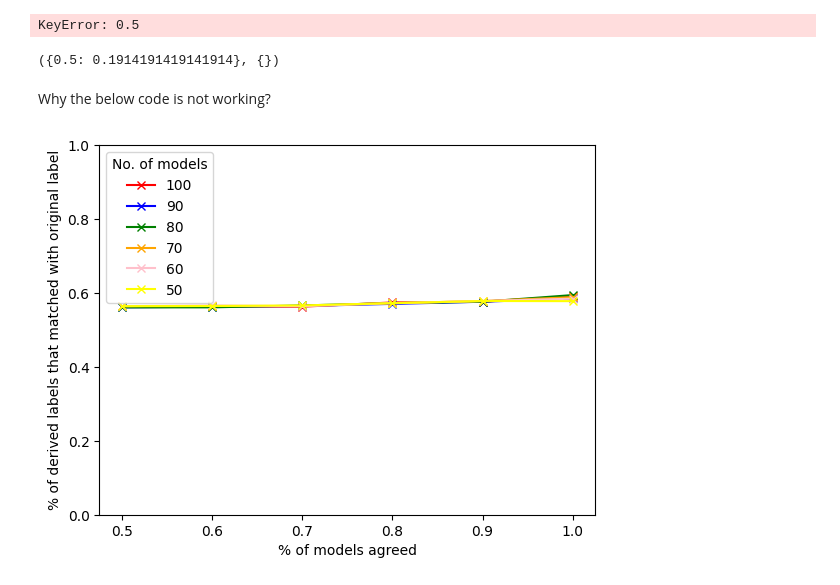
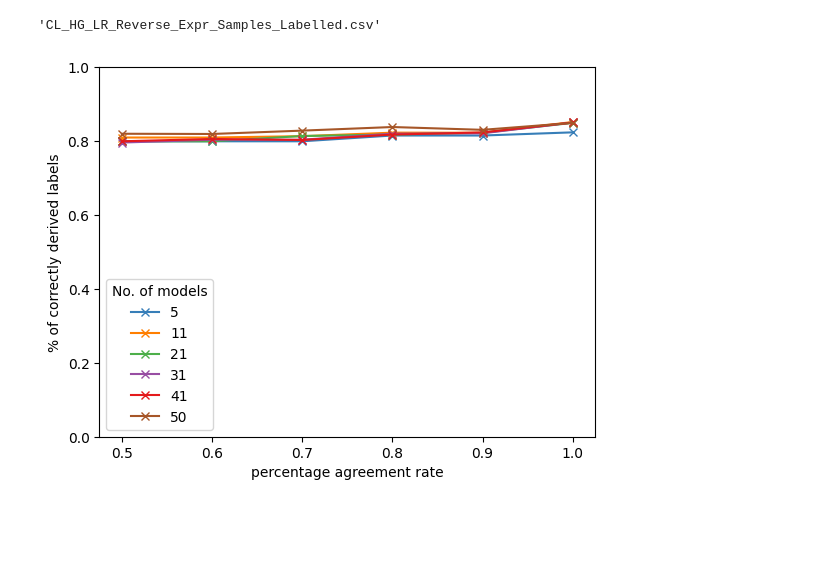
Before and after one commit to bhaveshneekhra/model_agreement, a Jupyter notebook: plot_results.ipynb, the cells around one changed output. Cells and saved outputs as stored; diff of their text form; code cells hidden in the pictures; blank space fills up the shorter version.

```diff
--- a/plot_results.ipynb
+++ b/plot_results.ipynb
@@ -63,2 +91,3 @@ ls: ../../Final_Results/HD/CL_HG/: No such file or directory
 # %%
-path = './Final_Results/HD/'+dataset_combo+"/"+model_name+"/"
+path = './Final_Results/'+dataset_name+"/"+dataset_combo+"/"+model_name+"/"
+path
@@ -132,13 +167,11 @@ df
 # base_dataset_count = 303
 # derived_dataset_count = 294
 
-base_dataset = "Cleveland"
-derived_dataset = "Hungary"
+# fwd_exp_results = {100:{}, 90:{}, 80:{}, 70:{}, 60:{}, 50:{}}
+# bkd_exp_results = {100:{}, 90:{}, 80:{}, 70:{}, 60:{}, 50:{}}
 
-fwd_exp_results = {100:{}, 90:{}, 80:{}, 70:{}, 60:{}, 50:{}}
-bkd_exp_results = {100:{}, 90:{}, 80:{}, 70:{}, 60:{}, 50:{}}
-
-
+fwd_exp_results = {key_1:{}, key_2:{}, key_3:{}, key_4:{}, key_5:{}, key_6:{}}
+bkd_exp_results = {key_1:{}, key_2:{}, key_3:{}, key_4:{}, key_5:{}, key_6:{}}
 
 for num_models in dfs:
     for agreement_rate in dfs[num_models]:
@@ -157,6 +199,10 @@ for num_models in derived_label_match_results:
 # %%
-get_model_key = [100, 90, 80, 70, 60, 50]
-count_correctly_labelled = {100:{}, 90:{}, 80:{}, 70:{}, 60:{}, 50:{}}
+# get_model_key = [100, 90, 80, 70, 60, 50]
+
+# get_model_key = [5, 11, 21, 31, 41, 50]
+get_model_key = [key_1, key_2, key_3, key_4, key_5, key_6]
+# count_correctly_labelled = {100:{}, 90:{}, 80:{}, 70:{}, 60:{}, 50:{}}
+count_correctly_labelled = {key_1:{}, key_2:{}, key_3:{}, key_4:{}, key_5:{}, key_6:{}}
 
 for key in get_model_key:
 
@@ -164,16 +210,12 @@ for key in get_model_key:
     count_match = fwd_exp_results[key]
 
     for perc_key in perc_match.keys():
-        count_correctly_labelled[key][perc_key] = int(np.round(perc_match[perc_key] * count_match[perc_key]))
+
+        try:
+            count_correctly_labelled[key][perc_key] = int(np.round(perc_match[perc_key] * count_match[perc_key]))
+        except:
+            print(key, perc_key, perc_match[perc_key], count_match[perc_key])
 
 
 # print({key: [int(np.round(perc*count)) for (perc, count) in zip(perc_match.values(), count_match.values())]})
 # print(count_correctly_labelled)
-# %% [output]
-KeyError: 0.5
-# %%
-perc_match, count_match
-# %% [output]
-({0.5: 0.1914191419141914}, {})
-# %% [markdown]
-Why the below code is not working?
@@ -195,4 +237,8 @@ if save_tables:
     # raise SystemExit("\n\nStopping after saving the tablesn\n")
+# %%
+fname
+# %% [output]
+'CL_HG_LR_Reverse_Expr_Samples_Labelled.csv'
 # %%
 # # model_name, derived_label_match_results
 
@@ -204,37 +250,38 @@ if save_tables:
 # fname = dataset_combo+"_"+model_name+"_Forward_Expr_Samples_Correctly_Labelled.csv"
 # pd.DataFrame.from_dict(count_correctly_labelled).to_csv(fname)
 # %%
-fig = plt.figure()
+fig_2 = plt.figure()
 # x =
-plt.plot(derived_label_match_results[100].keys(), derived_label_match_results[100].values(), marker='x', color='red', label='100')
-# plt.scatter(bkd_exp_results[100].keys(), derived_label_match_results[100].values(), s=list(bkd_exp_results[100].values()), color='red', alpha=0.6)
+plt.plot(derived_label_match_results[key_1].keys(), derived_label_match_results[key_1].values(), marker='x', color=colors[0], label=key_1)
+# plt.scatter(bkd_exp_results[100].keys(), derived_label_match_results[100].values(), s=list(bkd_exp_results[100].values()), color=, alpha=0.6)
 
-plt.plot(derived_label_match_results[90].keys(), derived_label_match_results[90].values(), marker='x', color='blue', label='90')
-# plt.scatter(bkd_exp_results[90].keys(), derived_label_match_results[90].values(), s=list(bkd_exp_results[90].values()), color='blue', alpha=0.6)
+plt.plot(derived_label_match_results[key_2].keys(), derived_label_match_results[key_2].values(), marker='x', color=colors[1], label=key_2)
+# plt.scatter(bkd_exp_results[90].keys(), derived_label_match_results[90].values(), s=list(bkd_exp_results[90].values()), color=colors[1], alpha=0.6)
 
-plt.plot(derived_label_match_results[80].keys(), derived_label_match_results[80].values(), marker='x', color='green', label='80')
-# plt.scatter(bkd_exp_results[80].keys(), derived_label_match_results[80].values(), s=list(bkd_exp_results[80].values()), color='green', alpha=0.6)
+plt.plot(derived_label_match_results[key_3].keys(), derived_label_match_results[key_3].values(), marker='x', color=colors[2], label=key_3)
+# plt.scatter(bkd_exp_results[80].keys(), derived_label_match_results[80].values(), s=list(bkd_exp_results[80].values()), color=colors[2], alpha=0.6)
 
-plt.plot(derived_label_match_results[70].keys(), derived_label_match_results[70].values(), marker='x', color='orange', label='70')
-# plt.scatter(bkd_exp_results[70].keys(), derived_label_match_results[70].values(), s=list(bkd_exp_results[70].values()), color='orange', alpha=0.6)
+plt.plot(derived_label_match_results[key_4].keys(), derived_label_match_results[key_4].values(), marker='x', color=colors[3], label=key_4)
+# plt.scatter(bkd_exp_results[70].keys(), derived_label_match_results[70].values(), s=list(bkd_exp_results[70].values()), color=colors[3], alpha=0.6)
 
-plt.plot(derived_label_match_results[60].keys(), derived_label_match_results[60].values(), marker='x', color='pink', label='60')
-# plt.scatter(bkd_exp_results[60].keys(), derived_label_match_results[60].values(), s=list(bkd_exp_results[60].values()), color='pink', alpha=0.6)
+plt.plot(derived_label_match_results[key_5].keys(), derived_label_match_results[key_5].values(), marker='x', color=colors[4], label=key_5)
+# plt.scatter(bkd_exp_results[60].keys(), derived_label_match_results[60].values(), s=list(bkd_exp_results[60].values()), color=colors[4], alpha=0.6)
 
-plt.plot(derived_label_match_results[50].keys(), derived_label_match_results[50].values(), marker='x', color='yellow', label='50')
-# plt.scatter(bkd_exp_results[50].keys(), derived_label_match_results[50].values(), s=list(bkd_exp_results[50].values()), color='yellow', alpha=0.6)
+plt.plot(derived_label_match_results[key_6].keys(), derived_label_match_results[key_6].values(), marker='x', color=colors[5], label=key_6)
+# plt.scatter(bkd_exp_results[50].keys(), derived_label_match_results[50].values(), s=list(bkd_exp_results[50].values()), color=colors[5], alpha=0.6)
 
 plt.xticks([0.5, 0.6, 0.7, 0.8, 0.9, 1.0])
-plt.xlabel("% of models agreed")
+# plt.xlabel("% of models agreed")
+plt.xlabel("percentage agreement rate")
 
 plt.ylim(0, 1)
-plt.ylabel("% of derived labels that matched with original label")
+plt.ylabel("% of correctly derived labels")
 plt.legend(title='No. of models')
 # plt.title("{}".format(model_name+": Labels Match for "+derived_dataset))
 
-plt.savefig(dataset_combo+"_"+model_name+'_perc_Labels_Match_Forward_Expr.png', dpi=600)
+plt.savefig(path+dataset_combo+"_"+model_name+'_perc_Labels_Match_Forward_Expr.png', dpi=600)
 # %% [output]
-[figure, old version]
+[figure, new version]
 # %%
 # max_val = 0
 # min_val = 999999
```
Also changed, not shown: parts of 21 cells of this notebook, 4 other files.
